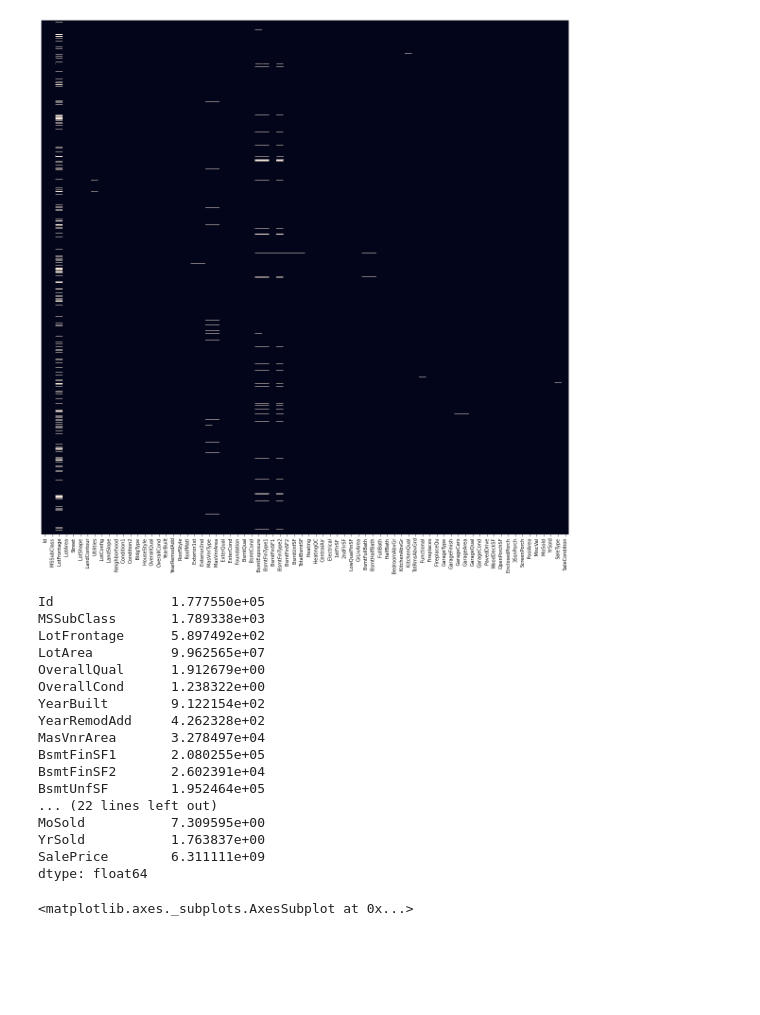
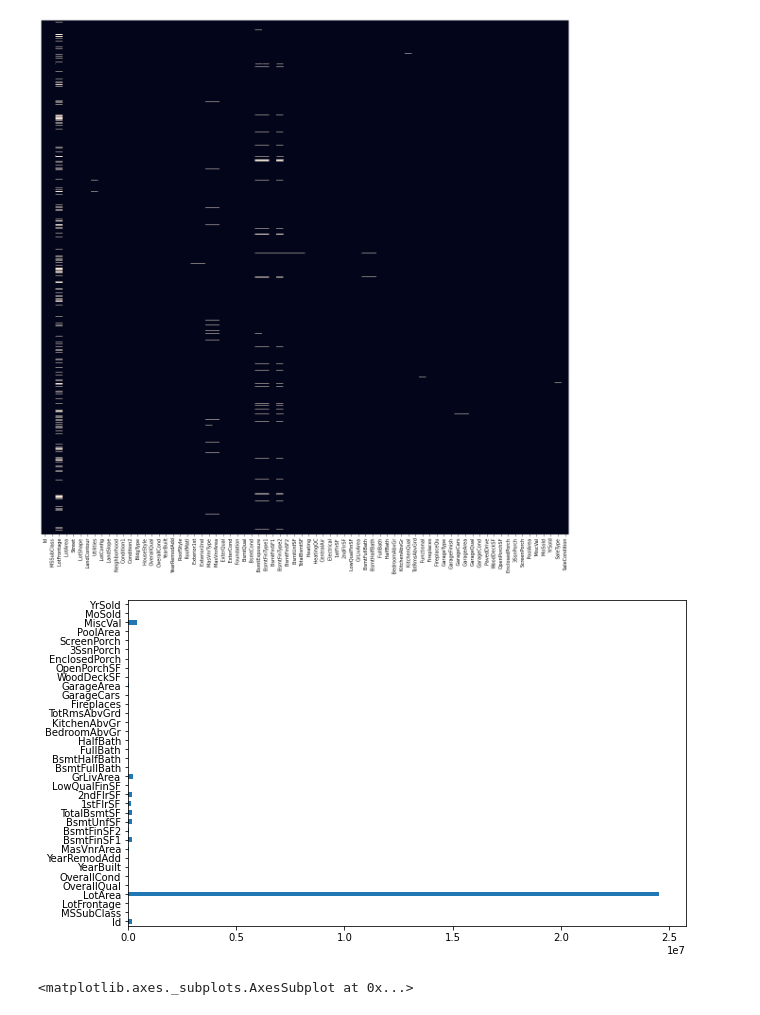
Before and after one commit to varunnthakuur/dataprocessing, a Jupyter notebook: Project_House_Prices_Advanced_Regression_Techniques.ipynb, the cells around one changed output. Cells and saved outputs as stored; diff of their text form; code cells hidden in the pictures; blank space fills up the shorter version.

```diff
--- a/Project_House_Prices_Advanced_Regression_Techniques.ipynb
+++ b/Project_House_Prices_Advanced_Regression_Techniques.ipynb
@@ -224,25 +224,13 @@ sns.heatmap(df_test.isnull(),yticklabels=False, cbar = False)
 # %%
 #var_thres = VarianceThreshold(threshold=0)
 #var_thres.fit(df)
-df_train.var()
+#df_train.var()
+
+df_test.var().plot(kind='barh', figsize=(10,6))
+#plt.title('How big are houses? (in sq feet)')
+plt.show()
 # %% [output]
-Id               1.777550e+05
-MSSubClass       1.789338e+03
-LotFrontage      5.897492e+02
-LotArea          9.962565e+07
-OverallQual      1.912679e+00
-OverallCond      1.238322e+00
-YearBuilt        9.122154e+02
-YearRemodAdd     4.262328e+02
-MasVnrArea       3.278497e+04
-BsmtFinSF1       2.080255e+05
-BsmtFinSF2       2.602391e+04
-BsmtUnfSF        1.952464e+05
-... (22 lines left out)
-MoSold           7.309595e+00
-YrSold           1.763837e+00
-SalePrice        6.311111e+09
-dtype: float64
+[figure, added]
 # %%
 plt.figure(figsize=(22,22))
 sns.heatmap(df_train.corr(), cbar=True, square=True,fmt='.1f',annot=True, annot_kws={'size':8},cmap='Blues')
```
Also changed, not shown: parts of 10 cells of this notebook.
